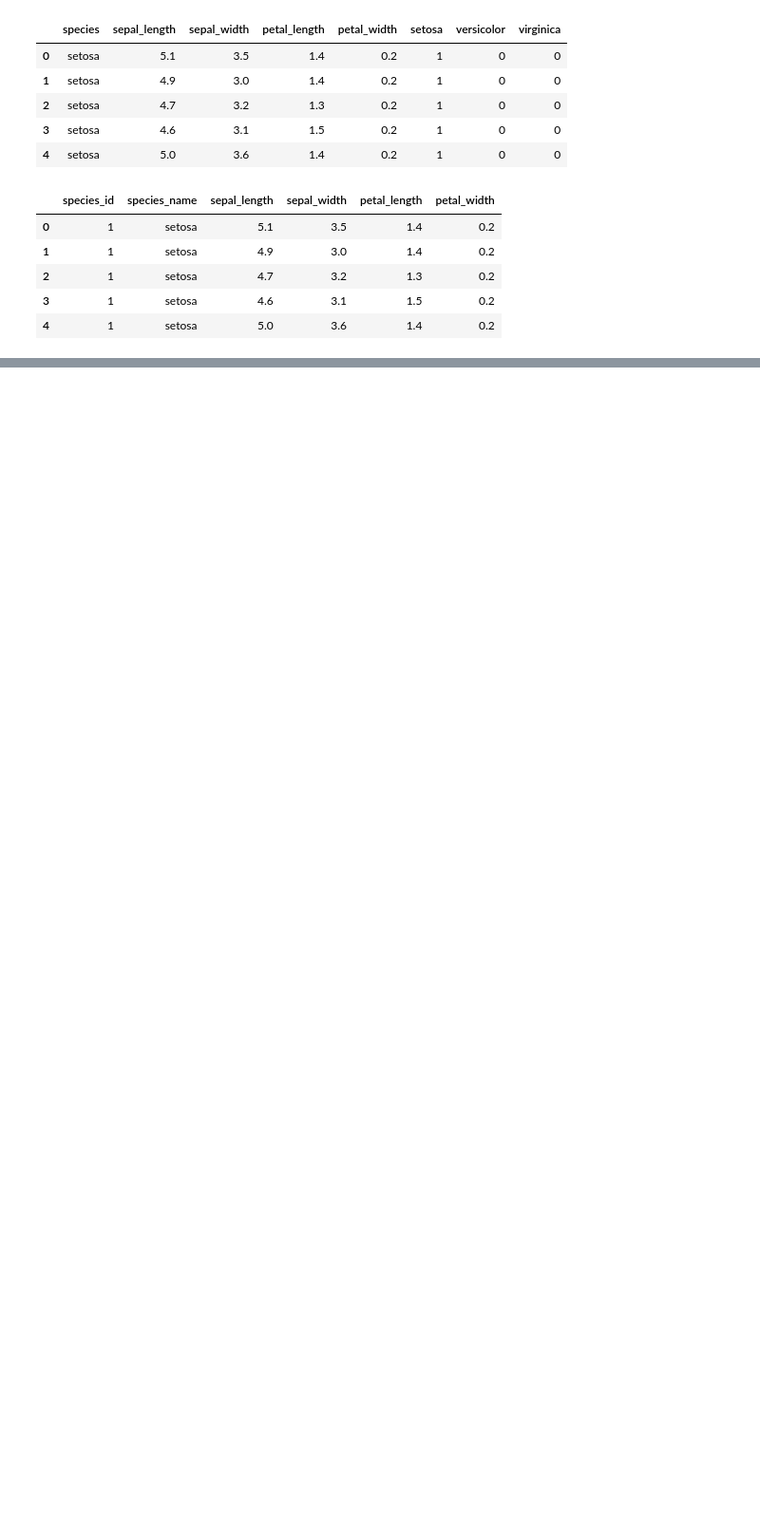
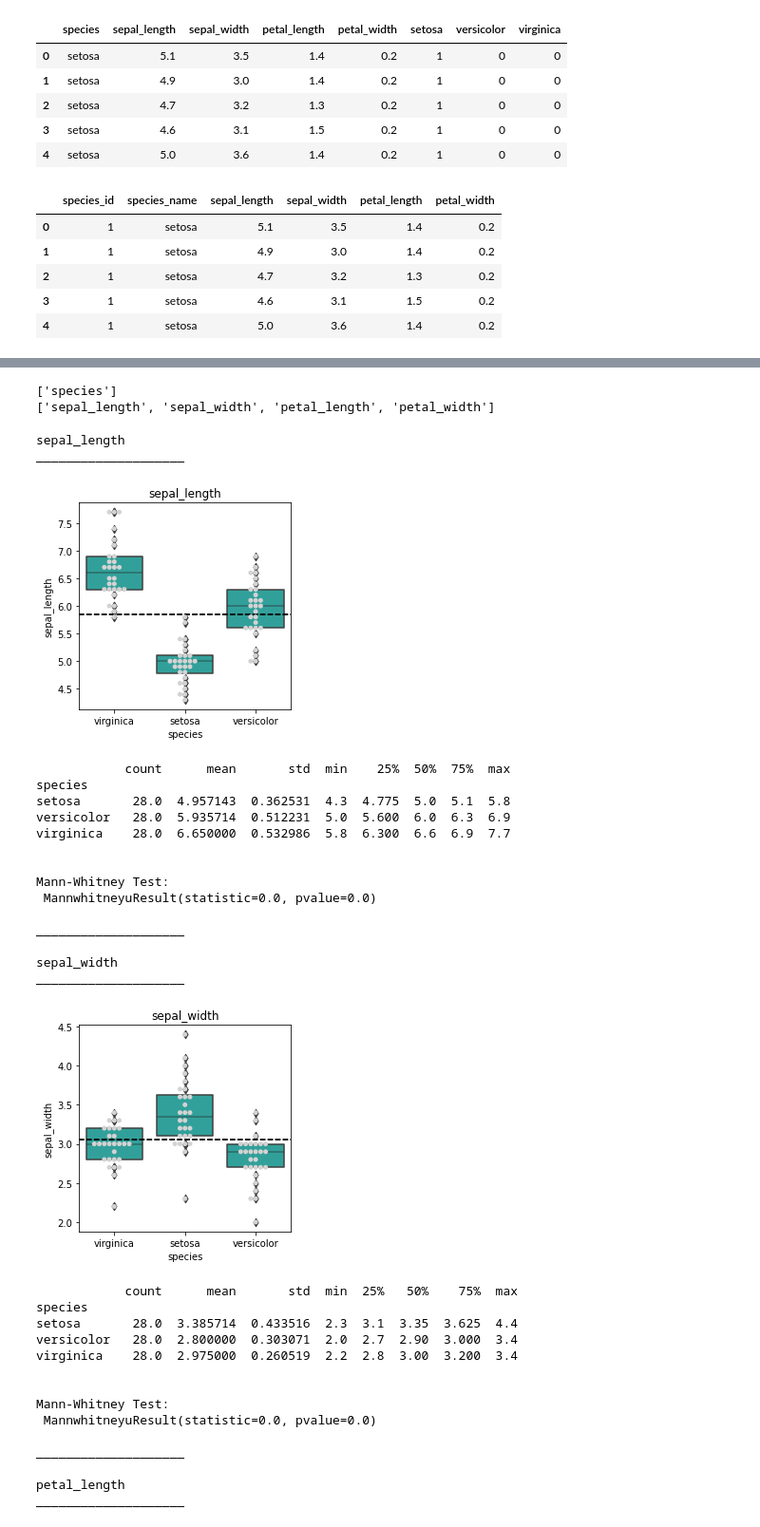
Before and after one commit to randyfrench/classification-exercises, a Jupyter notebook: classification_exercises.ipynb, the cells around one changed output, grey strips where cells are left out. Shown: that part at 95% size. Drawn from its saved outputs; the diff is of its cells as text; code cells hidden in the pictures; blank space fills up the shorter version.

```diff
--- a/classification_exercises.ipynb
+++ b/classification_exercises.ipynb
@@ -457,0 +439,7 @@ train, validate, test = prep_iris_with_split(df)
+# %%
+def prep_iris_inline(df):
+    df = df.rename(columns={'species_name': 'species'})
+    df = df.drop(columns=['measurement_id', 'species_id'])
+    return df
+# %%
+df = prep_iris_inline(df)
@@ -458,3 +470,8 @@ train, validate, test = prep_iris_with_split(df)
+# %%
+# 80/20 train test split
+train, test = train_test_split(df, train_size=0.8, random_state=1349, stratify=df.species)
+# 70/30 train validate split
+train, validate = train_test_split(train, train_size=0.7, random_state=1349, stratify=train.species)
 # %%
 print(f'train:{train.shape} validate:{validate.shape} test:{test.shape}')
 # %% [output]
@@ -484,6 +478,0 @@ df.head()
-# %%
-# getting original acquire data using get_iris_data imported from aquire file
-df = acquire.new_iris_data()
-
-# preparing data using prep_iris_with_split imported form prepare
-train, validate, test = p.prep_iris_with_split(df)
@@ -618,0 +596,42 @@ plt.show()
+# %%
+print(cat_vars)
+print(quant_vars)
+# %% [output]
+['species']
+['sepal_length', 'sepal_width', 'petal_length', 'petal_width']
+# %%
+cat_vars = cat_vars[1:]
+explore.explore_bivariate(train, 'species', cat_vars, quant_vars)
+# %% [output]
+sepal_length
+____________________
+[figure, added]
+            count      mean       std  min    25%  50%  75%  max
+species
+setosa       28.0  4.957143  0.362531  4.3  4.775  5.0  5.1  5.8
+versicolor   28.0  5.935714  0.512231  5.0  5.600  6.0  6.3  6.9
+virginica    28.0  6.650000  0.532986  5.8  6.300  6.6  6.9  7.7
+
+
+Mann-Whitney Test:
+ MannwhitneyuResult(statistic=0.0, pvalue=0.0)
+
+____________________
+
+sepal_width
+____________________
+[figure, added]
+            count      mean       std  min  25%   50%    75%  max
+species
+setosa       28.0  3.385714  0.433516  2.3  3.1  3.35  3.625  4.4
+versicolor   28.0  2.800000  0.303071  2.0  2.7  2.90  3.000  3.4
+virginica    28.0  2.975000  0.260519  2.2  2.8  3.00  3.200  3.4
+
+
+Mann-Whitney Test:
+ MannwhitneyuResult(statistic=0.0, pvalue=0.0)
+
+____________________
+
+petal_length
+____________________
```
Also changed, not shown: parts of 70 cells of this notebook, 4 other files.
